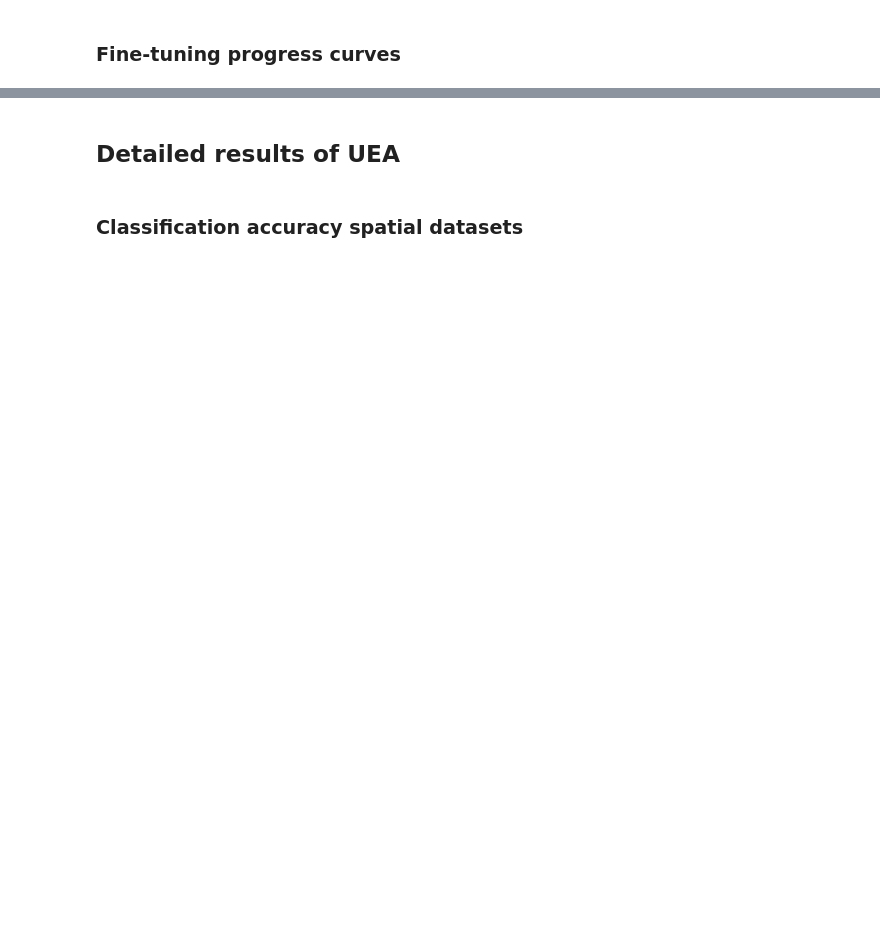
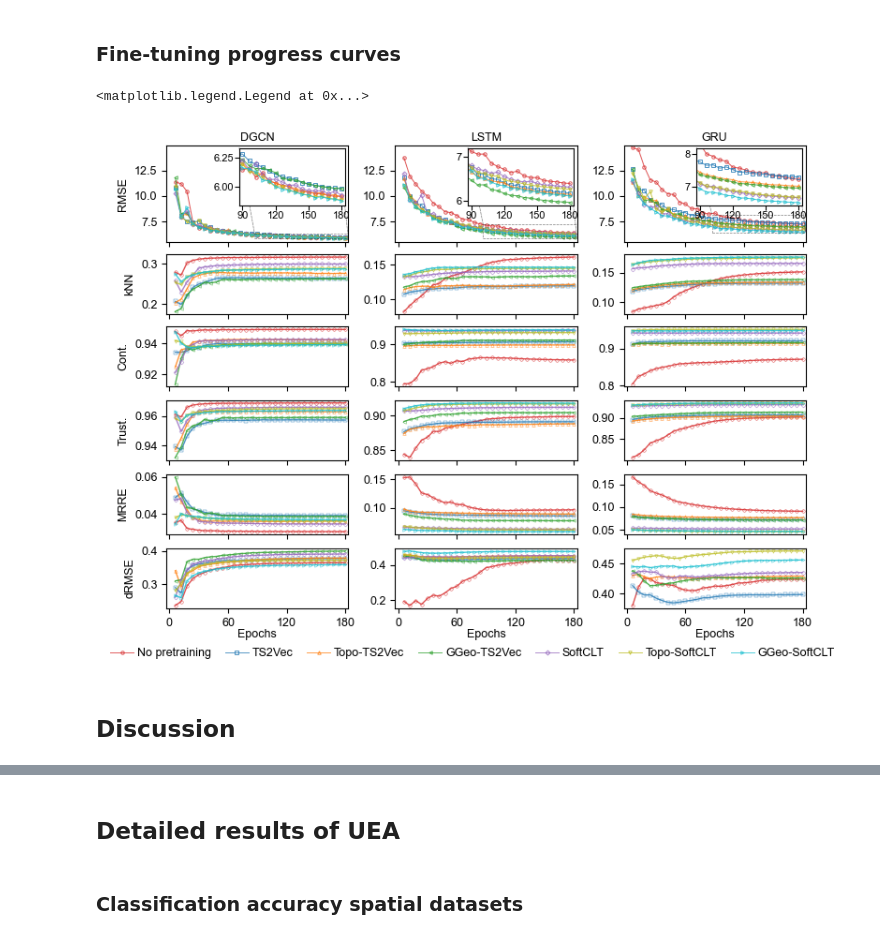
Before and after one commit to Yiru-Jiao/spclt, a Jupyter notebook: figures/visual.ipynb, the cells around one changed output, grey strips where cells are left out. Saved outputs shown, nothing was run; the diff lists cells and outputs as text; code cells hidden in the pictures; blank space fills up the shorter version.

Commit message:
update visual.ipynb to make tables and figures

```diff
--- a/figures/visual.ipynb
+++ b/figures/visual.ipynb
@@ -218,7 +342,7 @@ model_types = ['No pretraining', 'TS2Vec', 'Topo-TS2Vec', 'GGeo-TS2Vec', 'SoftCL
 eval_macro_continued = []
 macro_progress = pd.read_csv(f'../results/evaluation/MacroTraffic_progress_evaluation.csv', index_col=[0])
 for model in ['original','ts2vec','softclt','topo-ts2vec','ggeo-ts2vec','topo-softclt','ggeo-softclt']:
-    eval_macro_continued.append(macro_progress.loc[model].iloc[[-1]])
+    eval_macro_continued.append((macro_progress.loc[model].iloc[[-1]]+macro_progress.loc[model].iloc[[-2]])/2)
 eval_macro_continued = pd.concat(eval_macro_continued, axis=0)
 eval_macro_continued = eval_macro_continued.T.iloc[1:].astype(float).T
 eval_macro_continued = eval_macro_continued.rename(index={'original':'No pretraining', 'ts2vec':'TS2Vec', 'topo-ts2vec':'Topo-TS2Vec', 'ggeo-ts2vec':'GGeo-TS2Vec',
@@ -326,11 +539,13 @@ repr_training_time
 dist_metrics = ['mean_shared_neighbours','mean_continuity','mean_trustworthiness','mean_dist_mrre','distmat_rmse']
 global_dist_metrics = ['global_'+metric for metric in dist_metrics]
 # %%
-fig, axes = plt.subplots(6,3,figsize=(7.5,5.5), sharex='col', sharey='row', constrained_layout=True,
-                         gridspec_kw={'hspace':0., 'wspace':0.1, 'height_ratios':[1.6,1,1,1,1,1]})
+fig, axes = plt.subplots(6,3,figsize=(7.5,5.5), sharex='col', constrained_layout=True,
+                         gridspec_kw={'hspace':0., 'wspace':0., 'height_ratios':[1.6,1,1,1,1,1]})
 
-models = ['original','ts2vec','softclt','topo-ts2vec','ggeo-ts2vec','topo-softclt','ggeo-softclt']
-colors = plt.cm.Set1(np.linspace(0, 0.77, 7))[[0,4,6,3,5,1,2]]
+models = ['original','ts2vec','topo-ts2vec','ggeo-ts2vec','softclt','topo-softclt','ggeo-softclt']
+model_types = ['No pretraining', 'TS2Vec', 'Topo-TS2Vec', 'GGeo-TS2Vec', 'SoftCLT', 'Topo-SoftCLT', 'GGeo-SoftCLT']
+# colors = plt.cm.Set1(np.linspace(0, 0.77, 7))[[0,4,6,3,5,1,2]]
+colors = plt.cm.tab20([0.325, 0.025, 0.125, 0.225, 0.425, 0.825, 0.925])
 markers = ['o', 's', '^', '<', 'D', 'v', '>']
 
 for col, encoder in enumerate(['DGCN','LSTM','GRU']):
@@ -339,8 +554,8 @@ for col, encoder in enumerate(['DGCN','LSTM','GRU']):
     else:
         eval_ = pd.read_csv(f'../results/evaluation/Macro{encoder}_progress_evaluation.csv', index_col=[0])
 
-    ylim_list = {'DGCN': [5.83, 6.34], 'LSTM': [6.03, 7.15], 'GRU': [6.45, 7.75*1.05]}
-    for model, color, marker in zip(models, colors, markers):
+    ylim_list = {'DGCN': [5.83, 6.34], 'LSTM': [5.9, 7.2], 'GRU': [6.4, 8.2]}
+    for model, color, model_type, marker in zip(models, colors, model_types, markers):
         selected_var = 'rmse'
 
         if model == 'original':
@@ -353,38 +568,41 @@ for col, encoder in enumerate(['DGCN','LSTM','GRU']):
             rect, lines = axes[0,col].indicate_inset_zoom(ax_focus, edgecolor='k')
             for line in lines:
                 line.set_color('k')
                 line.set_linestyle('--')
                 line.set_linewidth(0.5)
             rect.set_edgecolor('k')
             rect.set_linestyle('--')
             rect.set_linewidth(0.5)
-        ax_focus.plot(6*(eval_.loc[model]['epoch']+1), eval_.loc[model][selected_var], label=model, alpha=0.8,
+        ax_focus.plot(6*(eval_.loc[model]['epoch']+1), eval_.loc[model][selected_var], label=model_type, alpha=0.8,
                         lw=0.7, color=color, marker=marker, markersize=2.5, markerfacecolor='none', markeredgewidth=0.7)
         for row, var in zip([0, 1, 2, 3, 4, 5], [selected_var]+global_dist_metrics):
             if row==0:
-                axes[row, col].plot(6*(eval_.loc[model]['epoch']+1), eval_.loc[model][var], label=model, alpha=0.8, color=color,
+                axes[row, col].plot(6*(eval_.loc[model]['epoch']+1), eval_.loc[model][var], label=model_type, alpha=0.8, color=color,
                                     lw=0.7, marker=marker, markersize=2.5, markerfacecolor='none', markeredgewidth=0.7)
             else:
                 axes[row, col].plot(6*(eval_.loc[model]['epoch']+1), eval_.loc[model][var], color=color,
                                     lw=1, alpha=0.8)
                 axes[row, col].plot(6*(eval_.loc[model]['epoch']+1), eval_.loc[model][var], color=color,
                                     lw=0., marker=marker, markersize=2.5, markerfacecolor='none', markeredgewidth=0.3)
 
     axes[0, col].set_title(encoder, fontsize=9, pad=4)
+    axes[0, col].set_ylim(5.5, 14.9)
     axes[-1, col].set_xlabel('Epochs', labelpad=0)
     axes[-1, col].set_xlim(-3, 183)
     axes[-1, col].set_xticks([0, 60, 120, 180])
 
 for row, ylabel in zip(range(6), ['RMSE', 'kNN', 'Cont.', 'Trust.', 'MRRE', 'dRMSE']):
     axes[row, 0].set_ylabel(ylabel)
 
 handles, labels = axes[0, 1].get_legend_handles_labels()
-fig.legend(handles, ['No pretraining']+model_types,
+fig.legend(handles, labels,
            loc='lower center', ncol=7, fontsize=9,
            frameon=False, bbox_to_anchor=(0.51, -0.05),
            handletextpad=0.3, columnspacing=1.2)
-
-axes[0,0].set_ylim(5.5, 14.9)
-# axes[1,0].set_ylim(0.05, 0.395)
+# %% [output]
+<matplotlib.legend.Legend at 0x...>
+[figure, added]
 # %%
 fig.savefig('macro_traffic_progress.pdf', bbox_inches='tight', dpi=600)
+# %% [markdown]
+## Discussion
```
Also changed, not shown: parts of 24 cells of this notebook.
